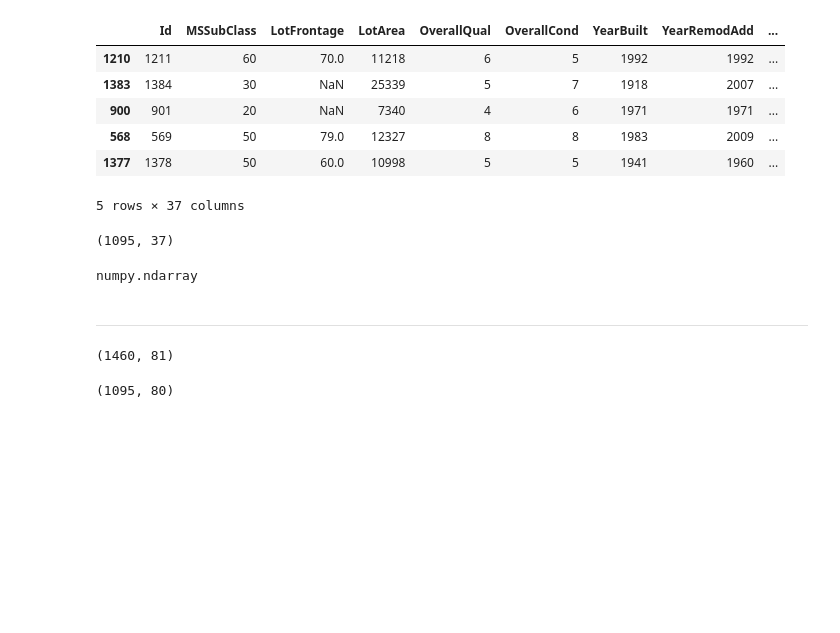
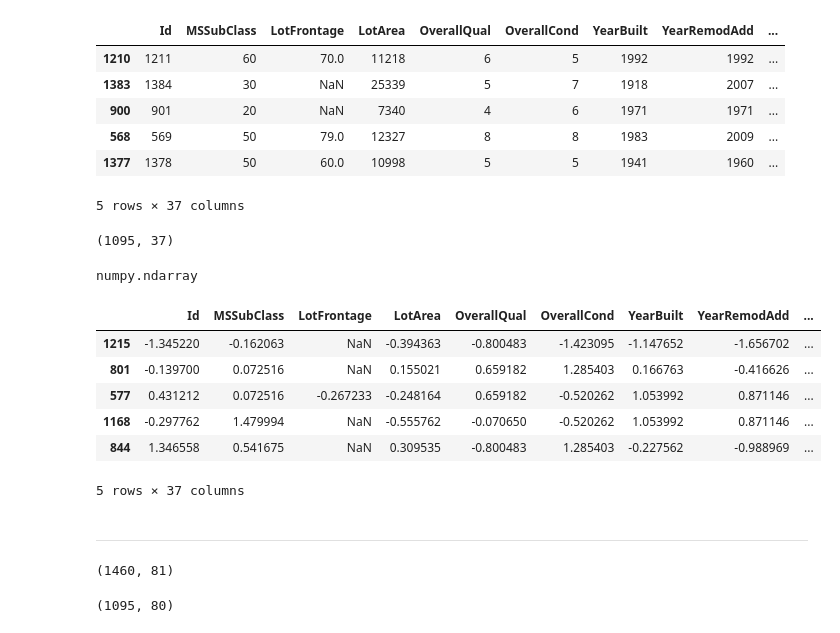
Before and after one commit to MangrobanGit/dsc-2-24-10-ridge-and-lasso-regression-lab-seattle-ds-career-040119, a Jupyter notebook: index.ipynb, the cells around one changed output. Drawn from its saved outputs; the diff is of its cells as text; code cells hidden in the pictures; blank space fills up the shorter version.

```diff
--- a/index.ipynb
+++ b/index.ipynb
@@ -235,7 +235,17 @@ type(X_sc_train)
 # %% [output]
 numpy.ndarray
 # %%
-x_sc_train = pd.DataFrame(X_sc_train, columns=X_cont.columns)
+x_sc_train = pd.DataFrame(X_sc_train, columns=X_cont.columns, index=index_train)
+# %%
+x_sc_train.head()
+# %% [output]
+|  | Id | MSSubClass | LotFrontage | LotArea | OverallQual | OverallCond | YearBuilt | YearRemodAdd | ... |
+| 1215 | -1.345220 | -0.162063 | NaN | -0.394363 | -0.800483 | -1.423095 | -1.147652 | -1.656702 | ... |
+| 801 | -0.139700 | 0.072516 | NaN | 0.155021 | 0.659182 | 1.285403 | 0.166763 | -0.416626 | ... |
+| 577 | 0.431212 | 0.072516 | -0.267233 | -0.248164 | 0.659182 | -0.520262 | 1.053992 | 0.871146 | ... |
+| 1168 | -0.297762 | 1.479994 | NaN | -0.555762 | -0.070650 | -0.520262 | 1.053992 | 0.871146 | ... |
+| 844 | 1.346558 | 0.541675 | NaN | 0.309535 | -0.800483 | 1.285403 | -0.227562 | -0.988969 | ... |
+5 rows × 37 columns
 # %%
 X_train = pd.concat([pd.DataFrame(X_sc_train, columns=X_cont.columns), X_cat_dum], join='inner', )
 # %% [markdown]
```
